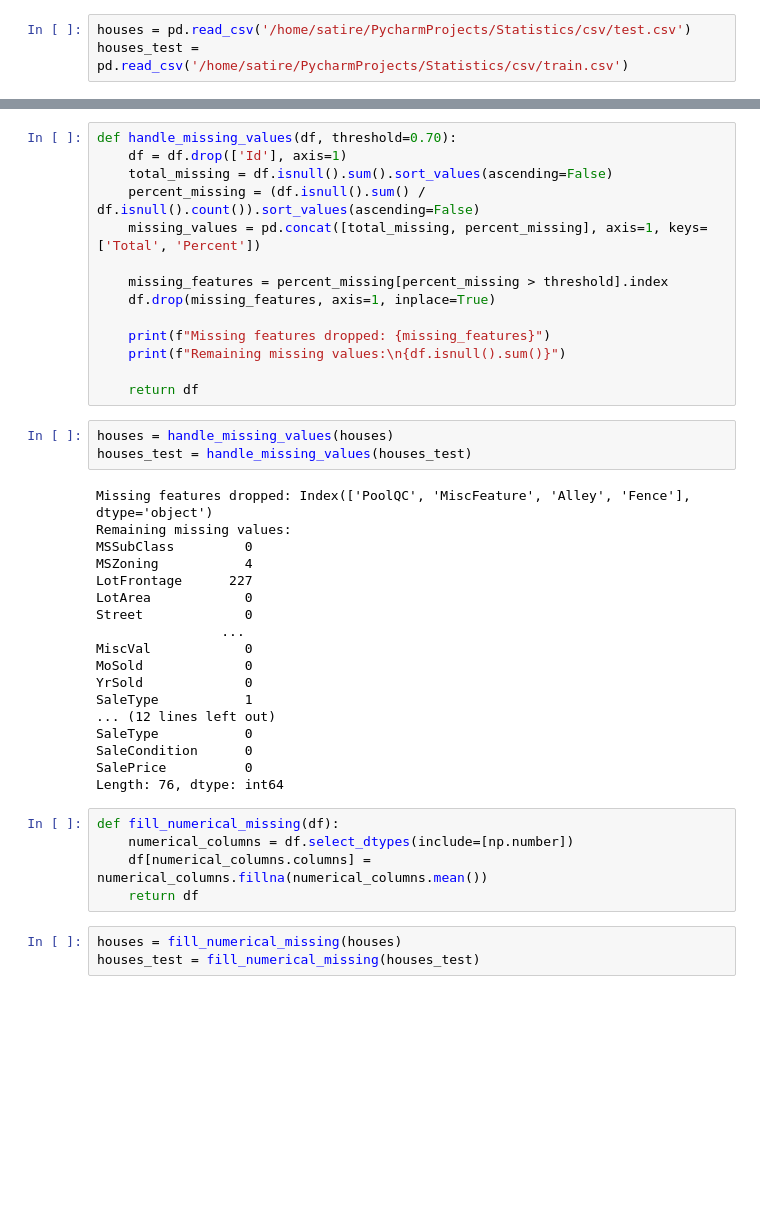
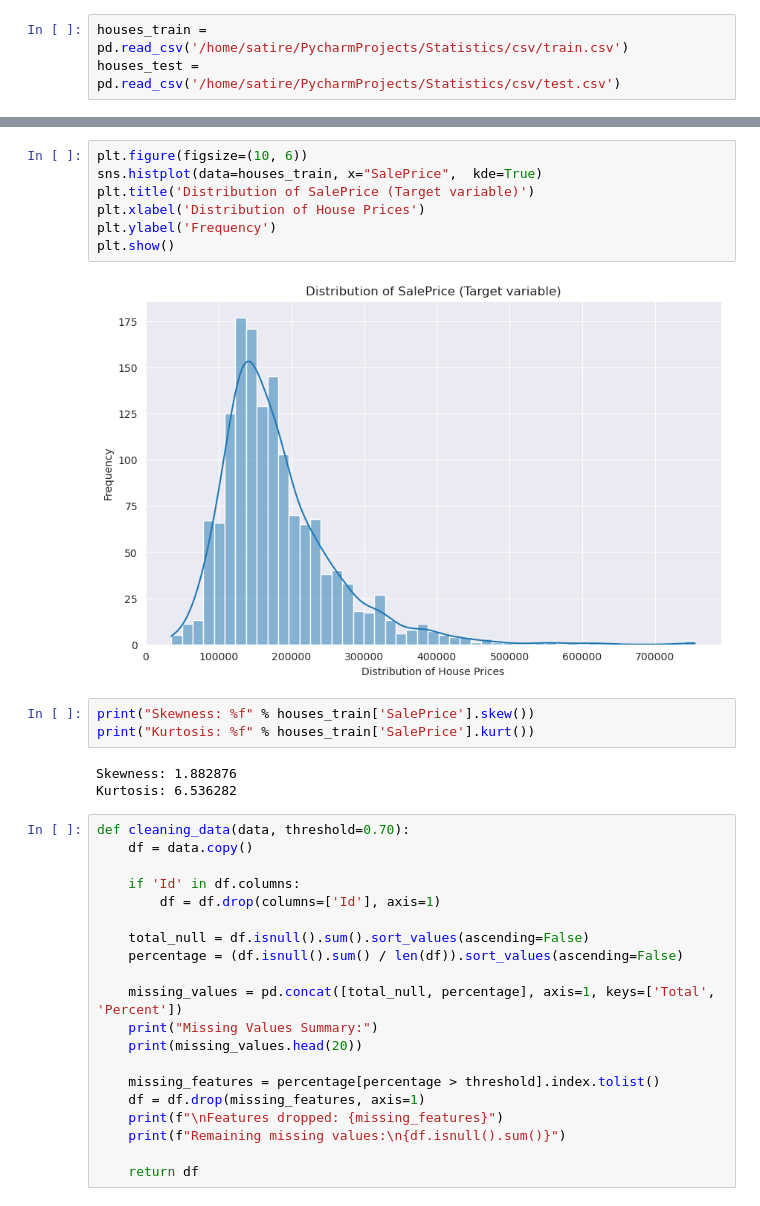
Before and after one commit to lucaspinheiro27/Statistics, a Jupyter notebook: Jupyter_notebooks/House_prices.ipynb, the cells around one changed output, grey strips where cells are left out. Drawn from its saved outputs; the diff is of its cells as text; blank space fills up the shorter version.

```diff
--- a/Jupyter_notebooks/House_prices.ipynb
+++ b/Jupyter_notebooks/House_prices.ipynb
@@ -5,5 +6,5 @@ import matplotlib.pyplot as plt
 import seaborn as sns
 # %%
-houses = pd.read_csv('/home/satire/PycharmProjects/Statistics/csv/test.csv')
-houses_test = pd.read_csv('/home/satire/PycharmProjects/Statistics/csv/train.csv')
+houses_train = pd.read_csv('/home/satire/PycharmProjects/Statistics/csv/train.csv')
+houses_test = pd.read_csv('/home/satire/PycharmProjects/Statistics/csv/test.csv')
 # %%
@@ -15,43 +28,35 @@ Shape of houses_test dataset: (1460, 81)
+# %%
+plt.figure(figsize=(10, 6))
+sns.histplot(data=houses_train, x="SalePrice",  kde=True)
+plt.title('Distribution of SalePrice (Target variable)')
+plt.xlabel('Distribution of House Prices')
+plt.ylabel('Frequency')
+plt.show()
+# %% [output]
+[figure, added]
+# %%
+print("Skewness: %f" % houses_train['SalePrice'].skew())
+print("Kurtosis: %f" % houses_train['SalePrice'].kurt())
+# %% [output]
+Skewness: 1.882876
+Kurtosis: 6.536282
 # %%
-def handle_missing_values(df, threshold=0.70):
-    df = df.drop(['Id'], axis=1)
-    total_missing = df.isnull().sum().sort_values(ascending=False)
-    percent_missing = (df.isnull().sum() / df.isnull().count()).sort_values(ascending=False)
-    missing_values = pd.concat([total_missing, percent_missing], axis=1, keys=['Total', 'Percent'])
+def cleaning_data(data, threshold=0.70):
+    df = data.copy()
 
-    missing_features = percent_missing[percent_missing > threshold].index
-    df.drop(missing_features, axis=1, inplace=True)
+    if 'Id' in df.columns:
+        df = df.drop(columns=['Id'], axis=1)
 
-    print(f"Missing features dropped: {missing_features}")
+    total_null = df.isnull().sum().sort_values(ascending=False)
+    percentage = (df.isnull().sum() / len(df)).sort_values(ascending=False)
+
+    missing_values = pd.concat([total_null, percentage], axis=1, keys=['Total', 'Percent'])
+    print("Missing Values Summary:")
+    print(missing_values.head(20))
+
+    missing_features = percentage[percentage > threshold].index.tolist()
+    df = df.drop(missing_features, axis=1)
+    print(f"\nFeatures dropped: {missing_features}")
     print(f"Remaining missing values:\n{df.isnull().sum()}")
 
     return df
-# %%
-houses = handle_missing_values(houses)
-houses_test = handle_missing_values(houses_test)
-# %% [output]
-Missing features dropped: Index(['PoolQC', 'MiscFeature', 'Alley', 'Fence'], dtype='object')
-Remaining missing values:
-MSSubClass         0
-MSZoning           4
-LotFrontage      227
-LotArea            0
-Street             0
-                ...
-MiscVal            0
-MoSold             0
-YrSold             0
-SaleType           1
-... (12 lines left out)
-SaleType           0
-SaleCondition      0
-SalePrice          0
-Length: 76, dtype: int64
-# %%
-def fill_numerical_missing(df):
-    numerical_columns = df.select_dtypes(include=[np.number])
-    df[numerical_columns.columns] = numerical_columns.fillna(numerical_columns.mean())
-    return df
-# %%
-houses = fill_numerical_missing(houses)
-houses_test = fill_numerical_missing(houses_test)
```
Also changed, not shown: parts of 9 cells of this notebook.
